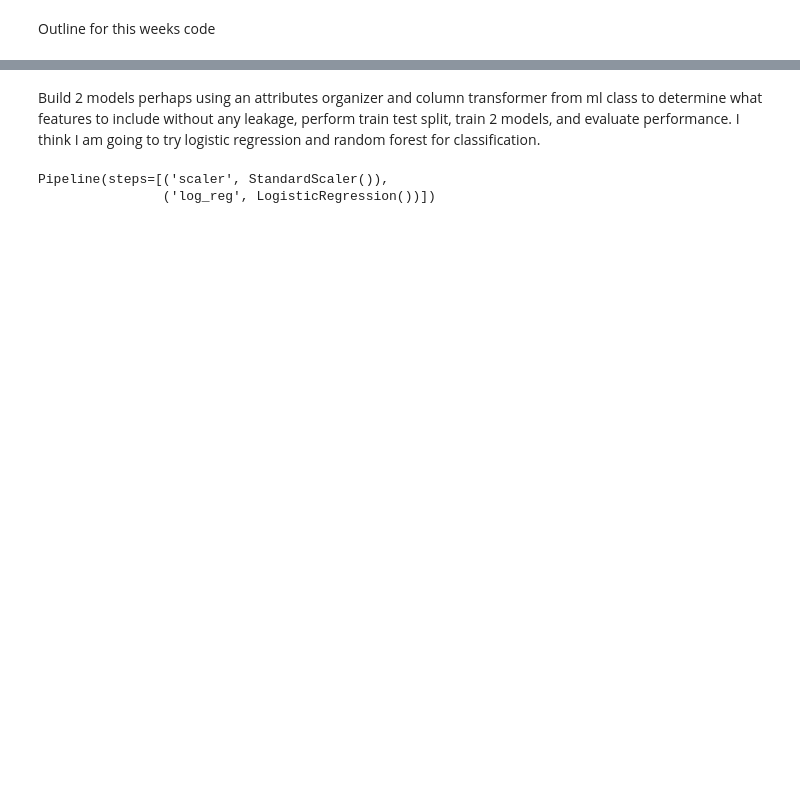
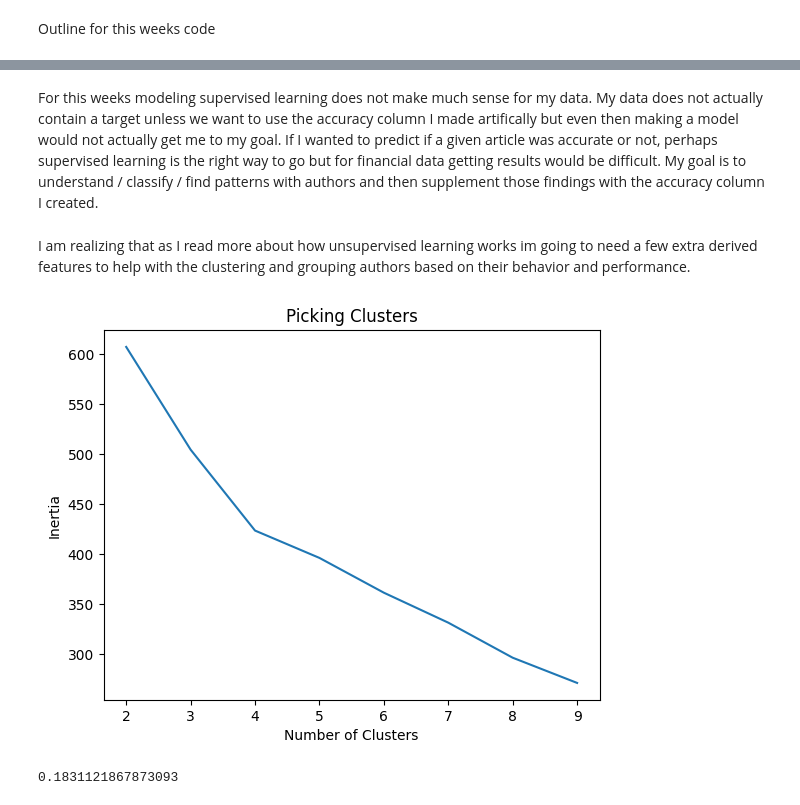
Before and after one commit to AJDodds3/CAP5771_andrew.dodds, a Jupyter notebook: raw_work/data_modeling_part2.ipynb, the cells around one changed output, grey strips where cells are left out. Cells and saved outputs as stored; diff of their text form; code cells hidden in the pictures; blank space fills up the shorter version.

Commit message:
feat: finished modeling part 2

```diff
--- a/raw_work/data_modeling_part2.ipynb
+++ b/raw_work/data_modeling_part2.ipynb
@@ -33,0 +226,3 @@ Label each row as accurate or not by coming up with logic / boundaries for what
+# %%
+data = pd.read_csv('modeling.csv')
+data.head()
@@ -34,2 +236,2 @@ Label each row as accurate or not by coming up with logic / boundaries for what
 # %% [markdown]
-Build 2 models perhaps using an attributes organizer and column transformer from ml class to determine what features to include without any leakage, perform train test split, train 2 models, and evaluate performance. I think I am going to try logistic regression and random forest for classification.
+For this weeks modeling supervised learning does not make much sense for my data. My data does not actually contain a target unless we want to use the accuracy column I made artifically but even then making a model would not actually get me to my goal. If I wanted to predict if a given article was accurate or not, perhaps supervised learning is the right way to go but for financial data getting results would be difficult. My goal is to understand / classify / find patterns with authors and then supplement those findings with the accuracy column I created.
@@ -38,8 +238,40 @@ Build 2 models perhaps using an attributes organizer and column transformer from
-# %%
-# remember add column transformer to the pipe later
-log_reg = Pipeline([('scaler', StandardScaler()),
-                    ('log_reg', LogisticRegression())])
-log_reg
-# %% [output]
-Pipeline(steps=[('scaler', StandardScaler()),
-                ('log_reg', LogisticRegression())])
+# %% [markdown]
+I am realizing that as I read more about how unsupervised learning works im going to need a few extra derived features to help with the clustering and grouping authors based on their behavior and performance.
+# %%
+data["signal_return_30d"] = data["sentiment_encoded"] * data["return_30d"]
+data["signal_return_7d"] = data["sentiment_encoded"] * data["return_7d"]
+data["signal_return_6m"] = data["sentiment_encoded"] * data["return_6m"]
+# %%
+author_features = data.groupby("publisher").agg(
+    articles=("headline", "count"),
+    avg_sentiment=("sentiment_encoded", "mean"),
+    bullish_rate=("sentiment_encoded", lambda x: (x == 1).mean()),
+    bearish_rate=("sentiment_encoded", lambda x: (x == -1).mean()),
+    avg_return=("return_30d", "mean"),
+    avg_signal_return=("signal_return_30d", "mean"),
+    accuracy=("accuracy", "mean"),
+    long_term_rate=("long_term", "mean"),
+    volatility=("return_30d", "std")
+)
+# %%
+from sklearn.preprocessing import StandardScaler
+
+scaler = StandardScaler()
+X_scaled = scaler.fit_transform(author_features)
+# %%
+import matplotlib.pyplot as plt
+from sklearn.cluster import KMeans
+
+inertia = []
+for k in range(2, 10):
+    kmeans = KMeans(n_clusters=k, random_state=42)
+    kmeans.fit(X_scaled)
+    inertia.append(kmeans.inertia_)
+
+plt.plot(range(2,10), inertia)
+plt.xlabel("Number of Clusters")
+plt.ylabel("Inertia")
+plt.title("Picking Clusters")
+plt.show()
+# %% [output]
+[figure, added]
@@ -45,0 +281,7 @@ Pipeline(steps=[('scaler', StandardScaler()),
+# %%
+from sklearn.metrics import silhouette_score
+
+sil_score = silhouette_score(X_scaled, author_features["cluster"])
+print(sil_score)
+# %% [output]
+0.1831121867873093
```
Also changed, not shown: parts of 34 cells of this notebook, 2 other files.
